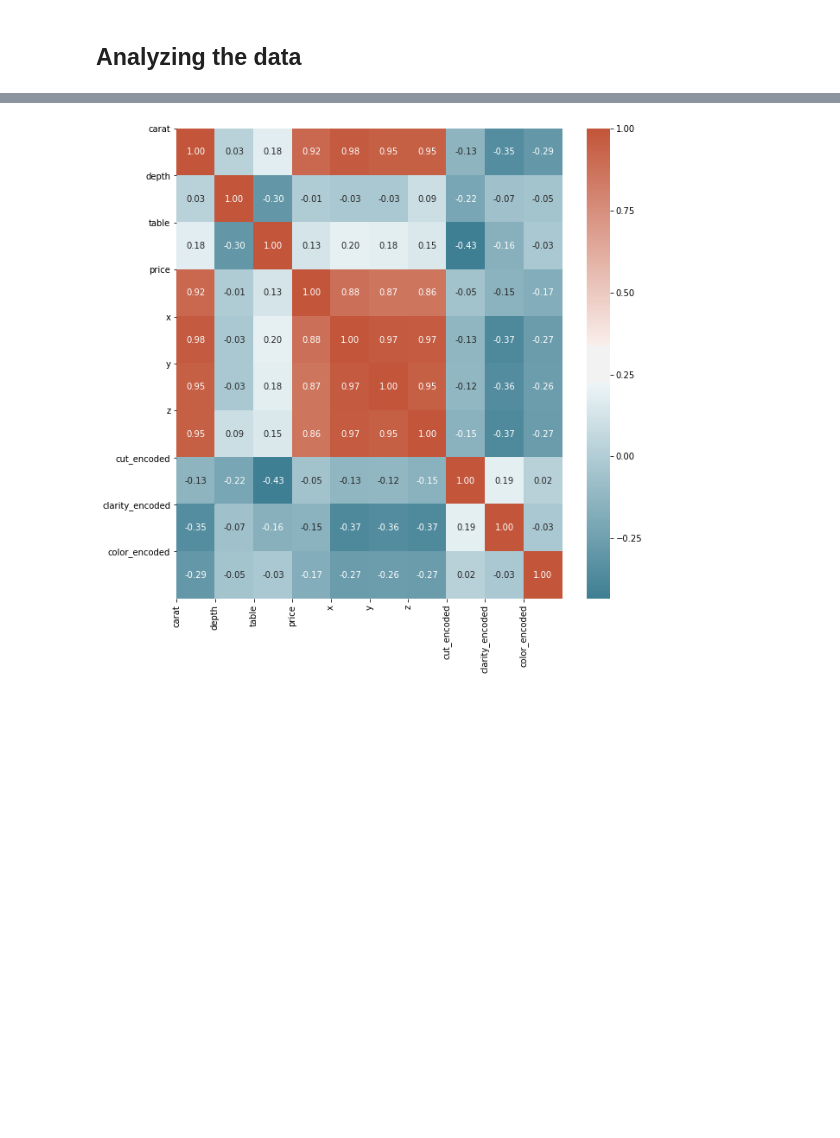
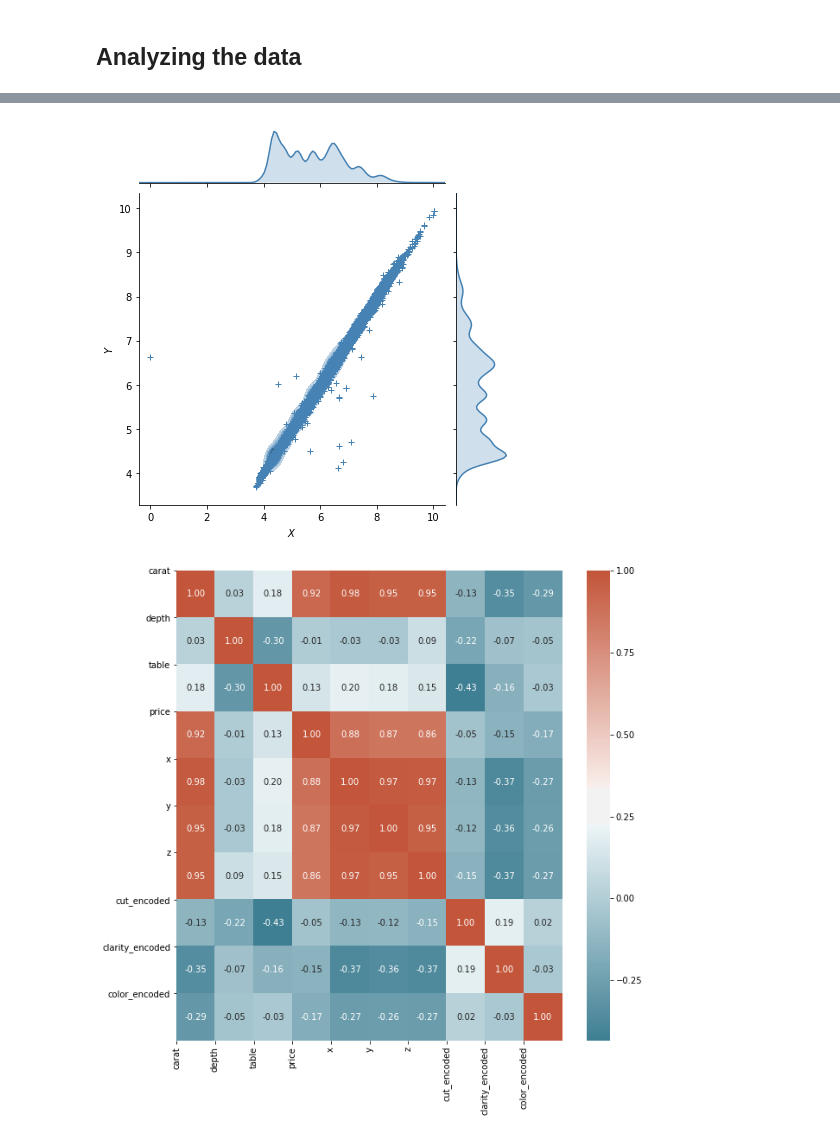
Before and after one commit to Choqs/Diamond-Price-Predictions, a Jupyter notebook: src/diamond-price-predictions.ipynb, the cells around one changed output, grey strips where cells are left out. Drawn from its saved outputs; the diff is of its cells as text; code cells hidden in the pictures; blank space fills up the shorter version.

```diff
--- a/src/diamond-price-predictions.ipynb
+++ b/src/diamond-price-predictions.ipynb
@@ -59,3 +82,11 @@ df['color_encoded'] = df.color.apply(lambda color: color_encoder[color])
+# %%
+df_filter = df[(df.y > 2) & (df.y < 10)][['x', 'y']]
+g = sns.jointplot(x="x", y="y", data=df_filter, kind="kde", color="steelblue")
+g.plot_joint(plt.scatter, c="steelblue", s=30, linewidth=1, marker="+")
+g.ax_joint.collections[0].set_alpha(0)
+g.set_axis_labels("$X$", "$Y$");
+# %% [output]
+[figure, added]
 # %%
 def heatMap(df):
     corr = df.corr()
```
Also changed, not shown: parts of 21 cells of this notebook, 3 other files.
